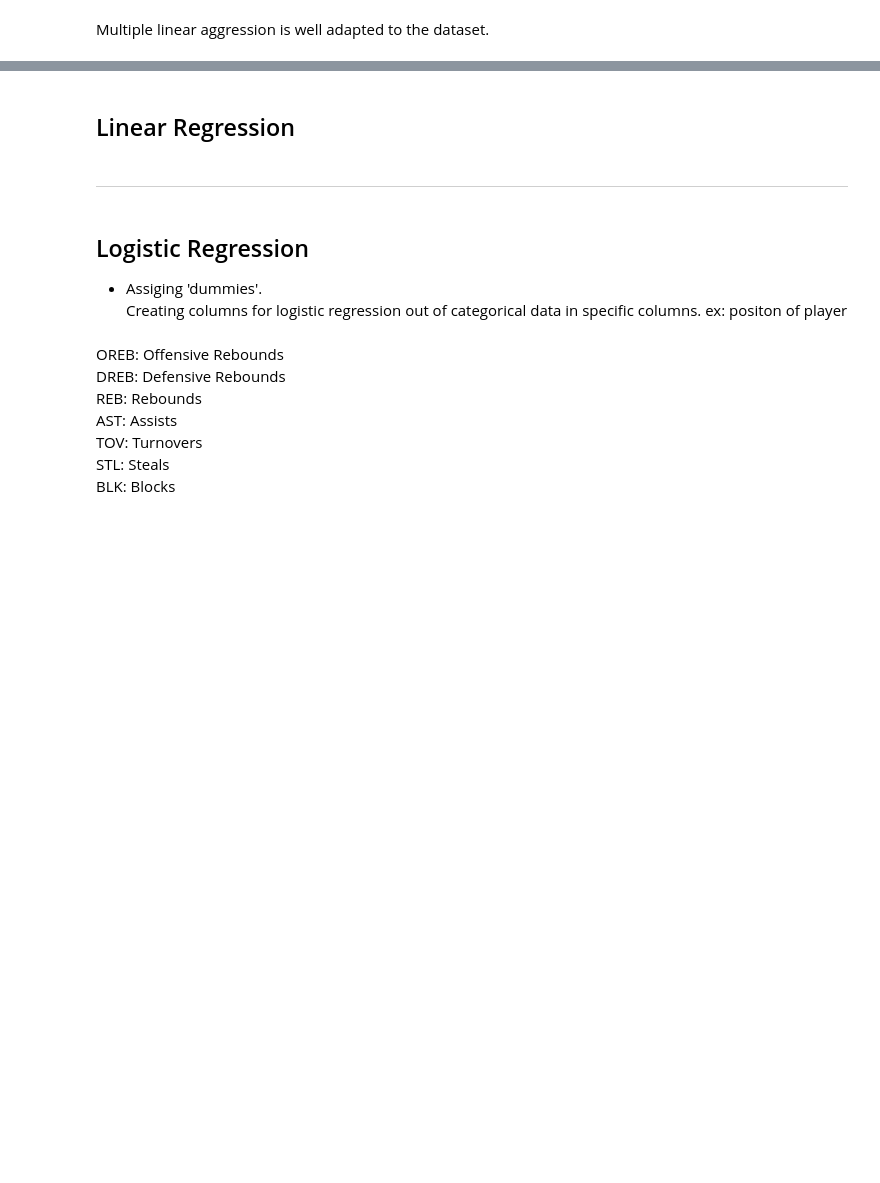
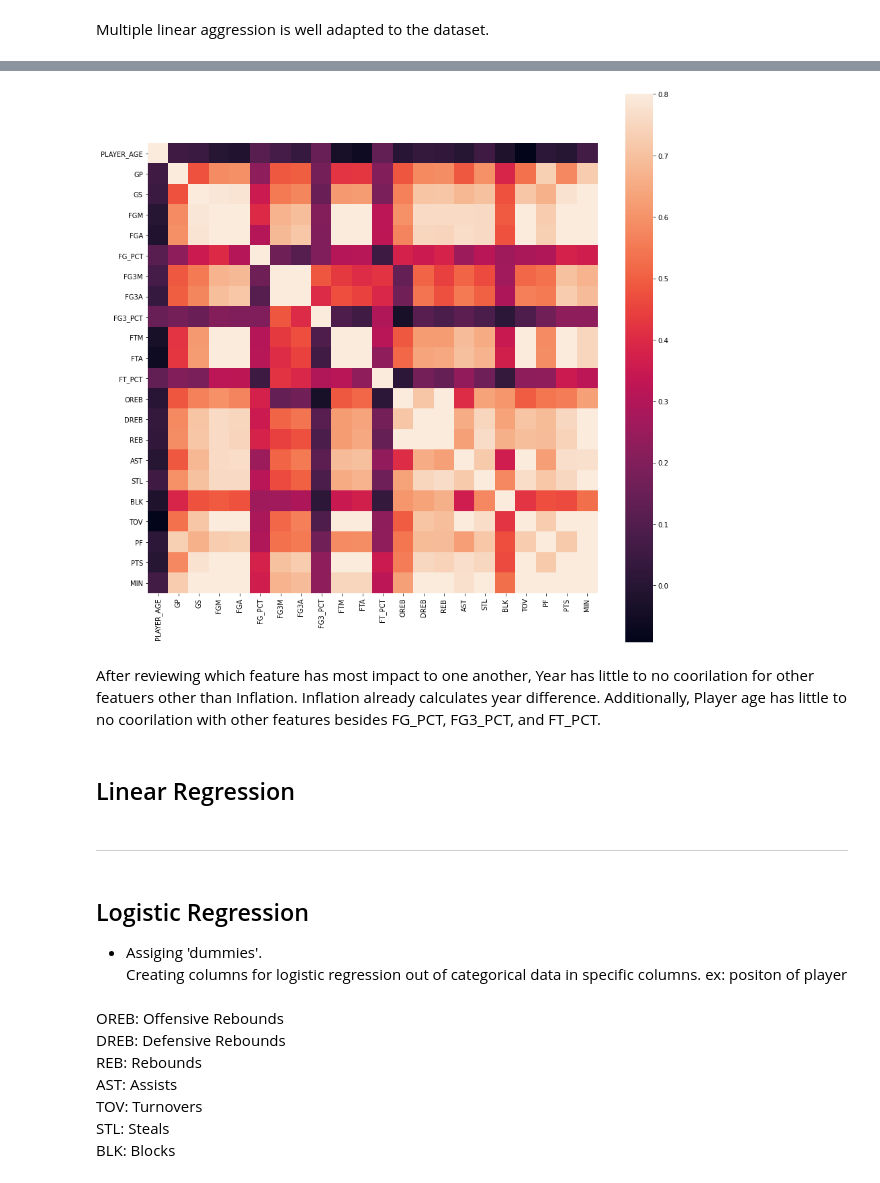
Before and after one commit to Fabiola-C14/Final-Project-NBA-Analysis, a Jupyter notebook: group_files/cpompa/notebooks/nba-ml-multi-linear-regression.ipynb, the cells around one changed output, grey strips where cells are left out. Drawn from its saved outputs; the diff is of its cells as text; code cells hidden in the pictures; blank space fills up the shorter version.

```diff
--- a/group_files/cpompa/notebooks/nba-ml-multi-linear-regression.ipynb
+++ b/group_files/cpompa/notebooks/nba-ml-multi-linear-regression.ipynb
@@ -36,3 +30,0 @@ from nba_api.stats.endpoints import playercareerstats, drafthistory, commonplaye
-# %%
-with open('./_players_all_data.json') as json_file:
-    data = json.load(json_file)
@@ -139,3 +64,14 @@ default = pd.read_json(data).copy()
 * TD3: Trible Doubles
 * PTS: Points
 * YIL: Year in League
+# %%
+# SG
+sg = default[(default['POSITION'] == 'SG') & (default['GP'] > 40)]
+sg = sg.drop(columns=['POSITION'])
+sg = sg[[ 'PLAYER_ID', 'PLAYER_NAME', 'SEASON_ID','INFLATION','YEAR','YIL', 'PLAYER_AGE', 'GP', 'GS',
+         'FGM', 'FGA', 'FG_PCT', 'FG3M', 'FG3A', 'FG3_PCT', 'FTM', 'FTA',
+       'FT_PCT', 'OREB', 'DREB', 'REB', 'AST', 'STL', 'BLK', 'TOV', 'PF',
+       'PTS', 'MIN']].sort_values(by='SEASON_ID', ascending=False)
+sg = sg.drop_duplicates(subset=['SEASON_ID','PLAYER_AGE','GP','GS','MIN'], keep='first').reset_index(drop=True)
+pd.set_option('display.max_columns', None)
+sg.copy()
@@ -142,11 +92,3 @@ default = pd.read_json(data).copy()
 # %%
-# SG
-sg = default[(default['POSITION'] == 'SG') & (default['GP'] > 40)]
-sg = sg.drop(columns=['PLAYER_NAME','POSITION'])
+# C
+c = default[(default['POSITION'] == 'C') & (default['GP'] > 40)]
-# %%
-sg = sg[['PLAYER_ID', 'SEASON_ID', 'LEAGUE_ID', 'TEAM_ID', 'TEAM_ABBREVIATION',
-       'PLAYER_AGE', 'GP', 'GS', 'MIN', 'FGM', 'FGA', 'FG_PCT', 'FG3M', 'FG3A',
-        'FTM', 'FTA', 'FT_PCT', 'OREB', 'DREB', 'REB', 'AST', 'STL',
-       'BLK', 'TOV', 'PF', 'PTS', 'YIL', 'PPGP','FG3_PCT']] .sort_values(by='FG3_PCT', ascending=False).reset_index(drop=True)
-sg = sg.drop(sg.index[0])
-sg.copy()
@@ -255,3 +288,16 @@ r2_score(y_test, y_pred)
+# %%
+train_data = dataset.iloc[:, 6:]
+# train_data['INFLATION'] = y
+
+C_mat = train_data.corr()
+fig = plt.figure(figsize = (15,15))
+
+sb.heatmap(C_mat, vmax = .8, square = True)
+plt.show()
+# %% [output]
+[figure, added]
+# %% [markdown]
+After reviewing which feature has most impact to one another, Year has little to no coorilation for other featuers other than Inflation. Inflation already calculates year difference. Additionally, Player age has little to no coorilation with other features besides FG_PCT, FG3_PCT, and FT_PCT.
 # %% [markdown]
 ## Linear Regression
 # %%
```
Also changed, not shown: parts of 54 cells of this notebook, 6 other files.
